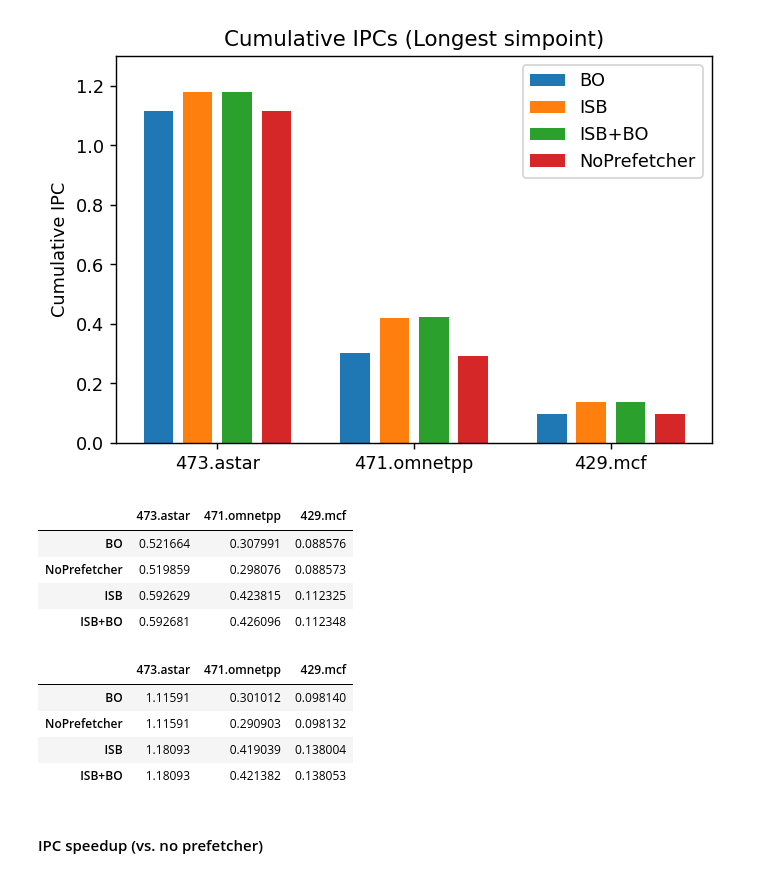
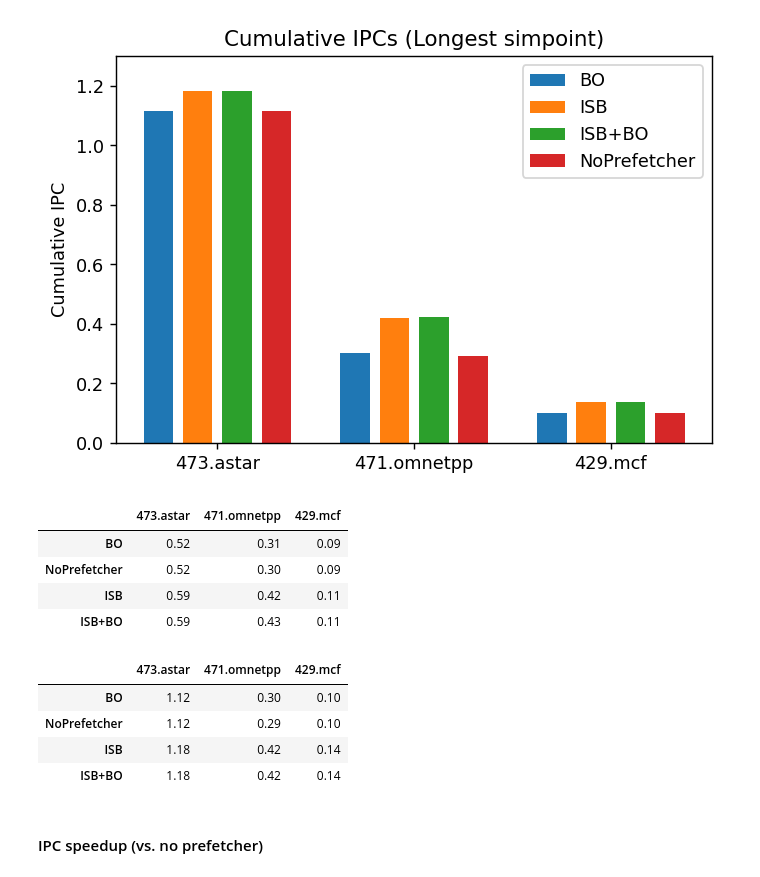
Before and after one commit to cmolder/voyager-analysis, a Jupyter notebook: 20211026-simpoints.ipynb, the cells around one changed output. Saved outputs shown, nothing was run; the diff lists cells and outputs as text; code cells hidden in the pictures.

```diff
--- a/20211026-simpoints.ipynb
+++ b/20211026-simpoints.ipynb
@@ -52,4 +37,9 @@ for tr in traces:
 # %%
-print('Simpoint weights:')
+simpoint_weights = {}
 for tr in traces:
-    print(f'{tr:12} : {simpoint_weights[tr]} largest = s{simpoint_weights[tr].argmax()}') # Why don't mcf weights add to 100?
+    simpoint_weights[tr] = load_simpoint_weights(simpoints_dir, tr)
+
+if verbose:
+    print('Simpoint weights:')
+    for tr in traces:
+        print(f'{tr:12} : {simpoint_weights[tr]} largest = s{simpoint_weights[tr].argmax()}') # Why don't mcf weights add to 100?
@@ -141,12 +46,12 @@ def load_champsim_base_results(base, tracename, **kwargs):
 # %%
 results = {}
 for tr in traces:
-    print(tr)
     base_data = []
     for i in range(len(simpoint_weights[tr])):
         base_data.append(load_champsim_base_results(
             results_dir, f'{tr}-s{i}',
             max_instruction_num=max_instruction_num * 1000000,
-            min_instruction_interval=int(min_instruction_interval * 1000000)
+            min_instruction_interval=int(min_instruction_interval * 1000000),
+            verbose=verbose
         ))
     results[tr] = base_data
@@ -171,3 +108,11 @@ Loading results from: data/base-prefetch1-fixedcache-500m/*429.mcf-s2*.txt
+# %%
+def df_results(data, pop=[], factor=1.):
+    data_ = {}
+    for k in data.keys():
+        data_[k] = {k_ : round(v * factor, 2) for k_, v in data[k].items()}
+        for p in pop:
+            data_[k].pop(p, None)
+    return pd.DataFrame.from_dict(data_)
 # %% [markdown]
 ---
 # IPC measurements
@@ -243,6 +188,8 @@ def get_ls_ipc_speedups(results, simpoint_weights, baseline_prefetcher='NoPrefet
     ls_ipc_speedups = {}
 
     for pf in simpoint_ipcs:
+        if pf == 'NoPrefetcher':
+            continue
         ls_rel_ipc = 1 + ((simpoint_ipcs[pf][longest] - simpoint_ipcs[baseline_prefetcher][longest]) / simpoint_ipcs[baseline_prefetcher][longest])
         ls_ipc_speedups[pf] = ls_rel_ipc - 1
     return ls_ipc_speedups
@@ -295,20 +244,20 @@ plot_ipcs(ls_ipcs, subtitle='Longest simpoint')
 # %% [output]
 [figure]
 # %%
-df_ipcs(wgm_ipcs)
+df_results(wgm_ipcs)
 # %% [output]
 |  | 473.astar | 471.omnetpp | 429.mcf |
-| BO | 0.521664 | 0.307991 | 0.088576 |
-| NoPrefetcher | 0.519859 | 0.298076 | 0.088573 |
-| ISB | 0.592629 | 0.423815 | 0.112325 |
-| ISB+BO | 0.592681 | 0.426096 | 0.112348 |
+| BO | 0.52 | 0.31 | 0.09 |
+| NoPrefetcher | 0.52 | 0.30 | 0.09 |
+| ISB | 0.59 | 0.42 | 0.11 |
+| ISB+BO | 0.59 | 0.43 | 0.11 |
 # %%
-df_ipcs(ls_ipcs)
+df_results(ls_ipcs)
 # %% [output]
 |  | 473.astar | 471.omnetpp | 429.mcf |
-| BO | 1.11591 | 0.301012 | 0.098140 |
-| NoPrefetcher | 1.11591 | 0.290903 | 0.098132 |
-| ISB | 1.18093 | 0.419039 | 0.138004 |
-| ISB+BO | 1.18093 | 0.421382 | 0.138053 |
+| BO | 1.12 | 0.30 | 0.10 |
+| NoPrefetcher | 1.12 | 0.29 | 0.10 |
+| ISB | 1.18 | 0.42 | 0.14 |
+| ISB+BO | 1.18 | 0.42 | 0.14 |
 # %% [markdown]
 #### IPC speedup (vs. no prefetcher)
```
Also changed, not shown: parts of 38 cells of this notebook, 5 other files.
